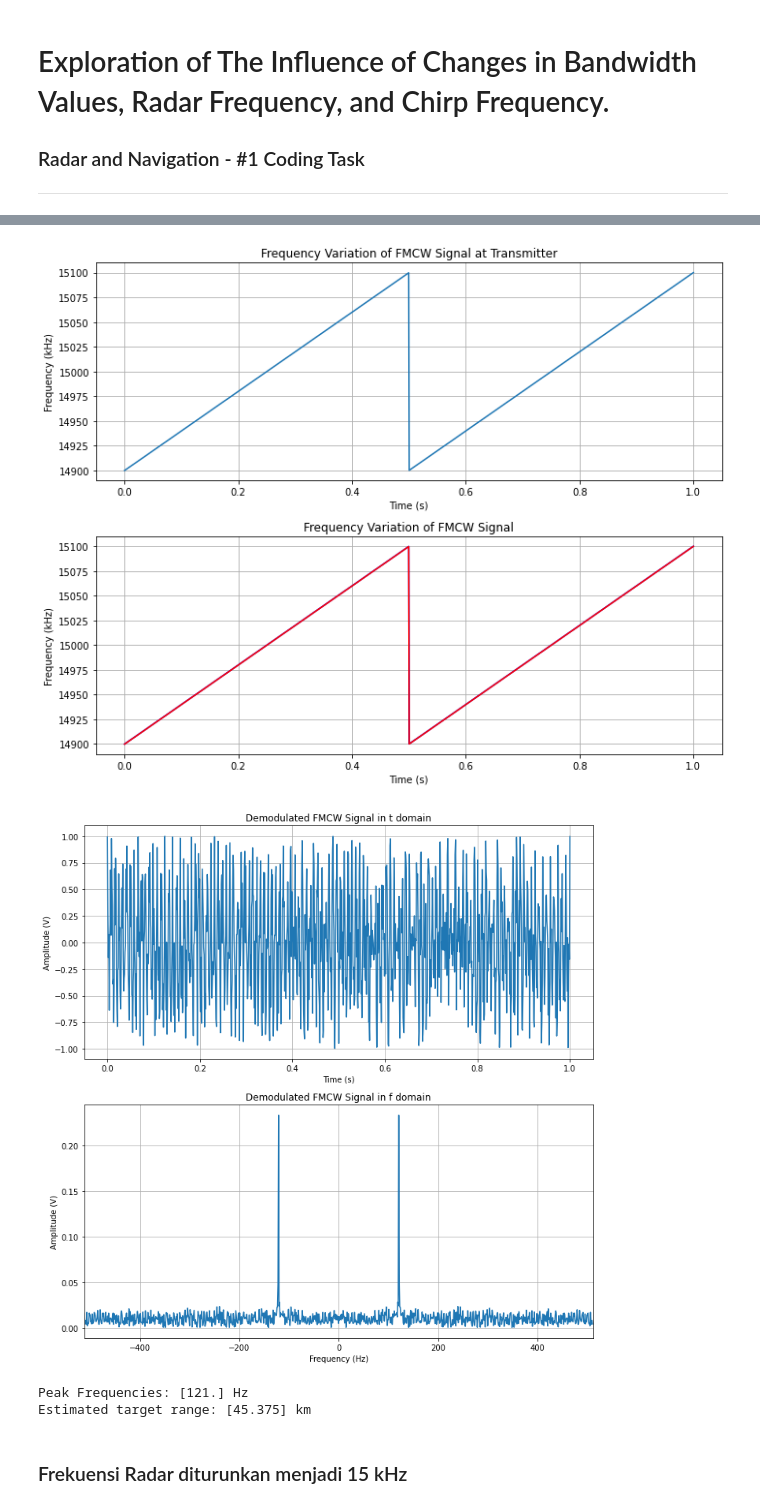
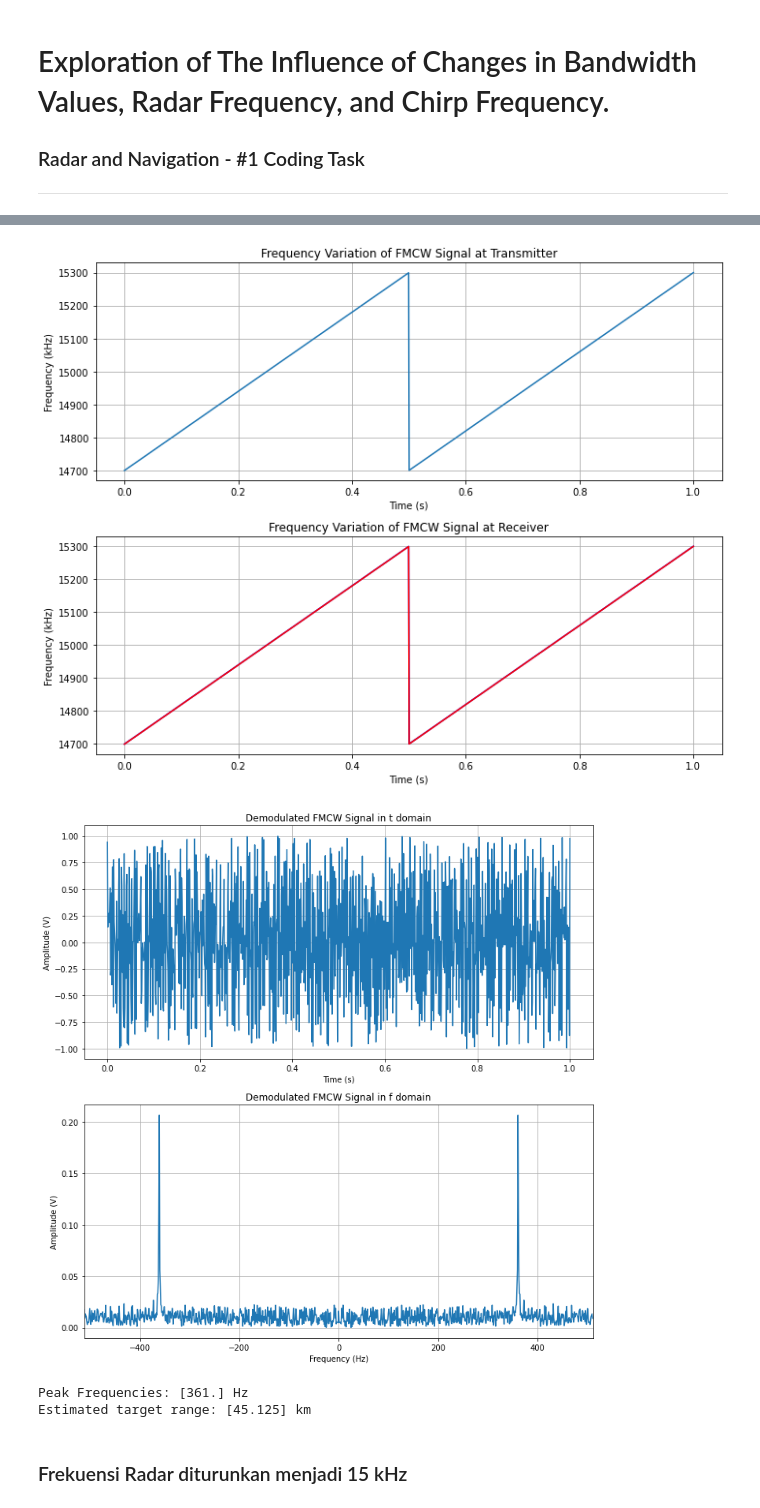
Before and after one commit to naufalmuafi/fmcw-radar_simulation, a Jupyter notebook: explore_fmcw.ipynb, the cells around one changed output, grey strips where cells are left out. Saved outputs shown, nothing was run; the diff lists cells and outputs as text; code cells hidden in the pictures.

```diff
--- a/explore_fmcw.ipynb
+++ b/explore_fmcw.ipynb
@@ -50,7 +50,7 @@ def fmcw_explore(fc, bw, fr):
 
     """
 
-    FMCW Signal Generation at Receiver
+    FMCW Signal Generation at Receiver/Reflected Signal
 
     """
 
@@ -185,11 +185,11 @@ Estimated target range: [45.75] km
 # %%
 # fc - bw -fr
-fmcw_explore(15e6, 2e5, 2)
+fmcw_explore(15e6, 6e5, 2)
 # %% [output]
-[figure, old version]
+[figure, new version]
-[figure, old version]
+[figure, new version]
-Peak Frequencies: [121.] Hz
-Estimated target range: [45.375] km
+Peak Frequencies: [361.] Hz
+Estimated target range: [45.125] km
 # %% [markdown]
 ### Frekuensi Radar diturunkan menjadi 15 kHz
 # %%
```
Also changed, not shown: parts of 4 cells of this notebook.
